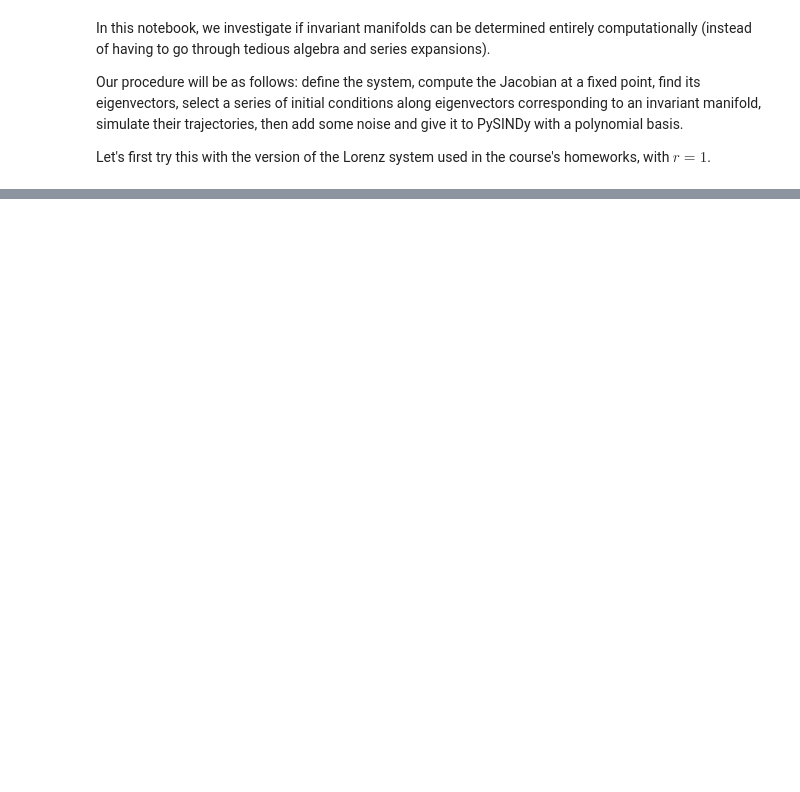
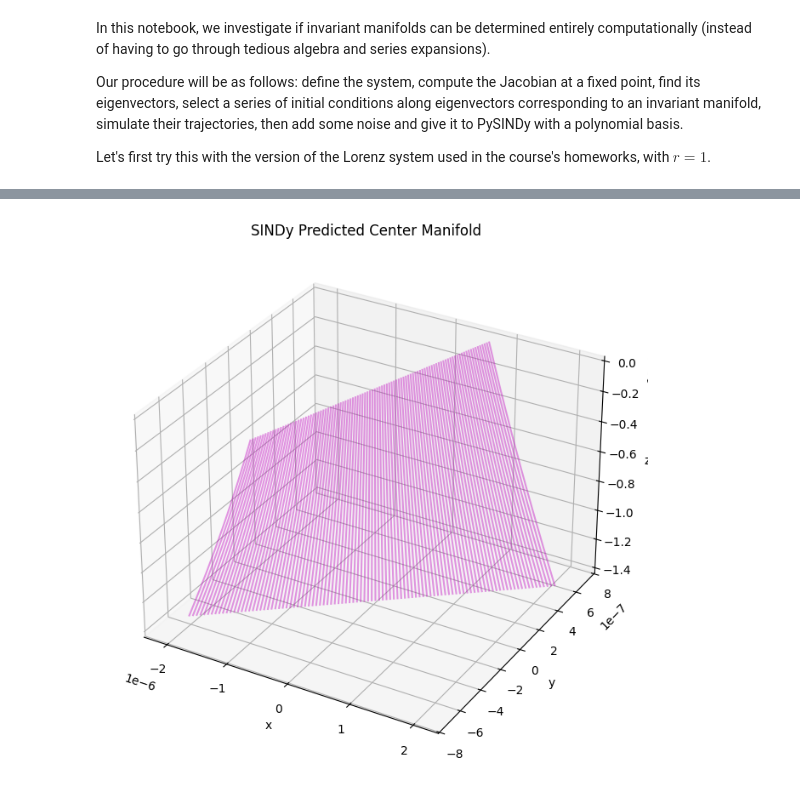
Before and after one commit to eklepitsch/amath575-final, a Jupyter notebook: src/LorenzEquations_invariant_manifolds_discovery.ipynb, the cells around one changed output, grey strips where cells are left out. Drawn from its saved outputs; the diff is of its cells as text; code cells hidden in the pictures; blank space fills up the shorter version.

```diff
--- a/src/LorenzEquations_invariant_manifolds_discovery.ipynb
+++ b/src/LorenzEquations_invariant_manifolds_discovery.ipynb
@@ -74,0 +75,15 @@ model.print()
+# %%
+# Plot SINDy's predicted center manifold
+sindy_trajecs = [model.simulate(ic, t_eval) for ic in initial_conditions]
+fig = plt.figure(figsize=(10, 8))
+ax = fig.add_subplot(projection='3d')
+for traj in sindy_trajecs:
+    ax.plot(traj[:, 0], traj[:, 1], traj[:, 2], color='m', alpha=0.4)
+
+ax.set_xlabel('x')
+ax.set_ylabel('y')
+ax.set_zlabel('z')
+ax.set_title('SINDy Predicted Center Manifold')
+plt.show()
+# %% [output]
+[figure, added]
```
Also changed, not shown: parts of 2 cells of this notebook.
